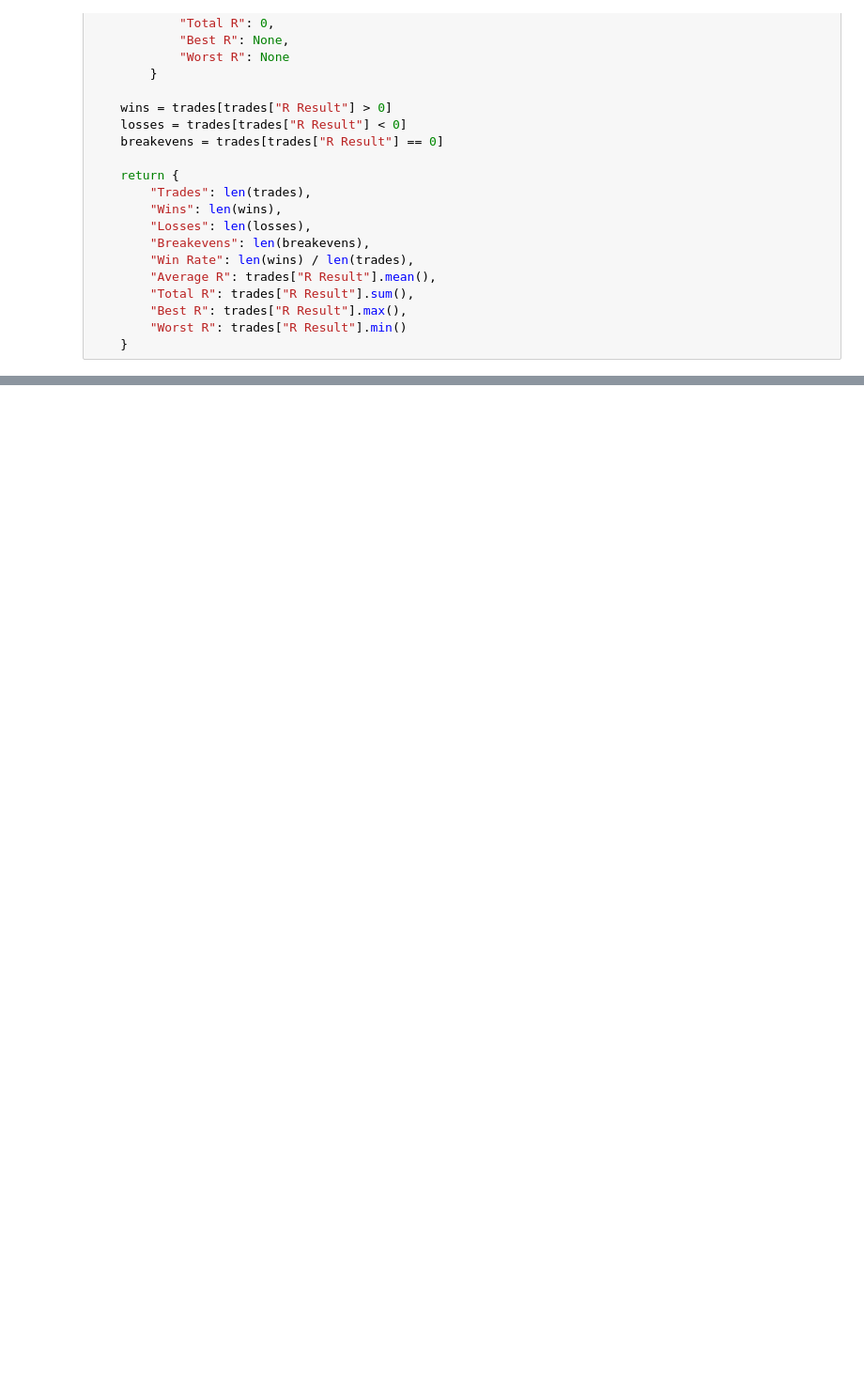
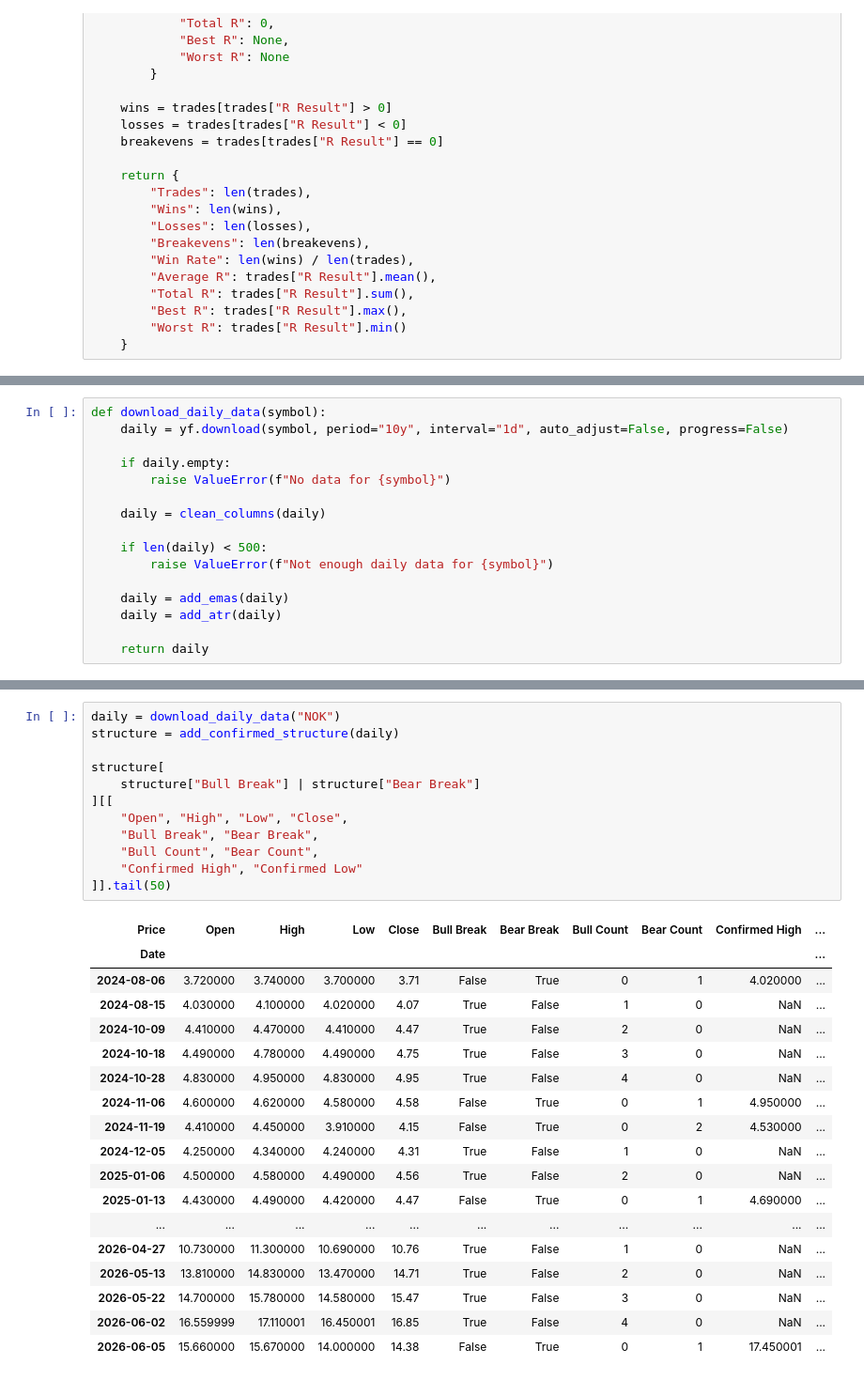
Before and after one commit to michellelclaw-svg/Secure-Algorithmic-Trading-Platform-, a Jupyter notebook: MIKESnotebooks/strategy_research.ipynb, the cells around one changed output, grey strips where cells are left out. Shown at 94% size. Saved outputs shown, nothing was run; the diff lists cells and outputs as text; blank space fills up the shorter version.

```diff
--- a/MIKESnotebooks/strategy_research.ipynb
+++ b/MIKESnotebooks/strategy_research.ipynb
@@ -482,0 +323,16 @@ test_10 = ["VSH", "NOK", "STX", "SNDK", "META", "MCHP", "WDC", "AVGO", "WOLF", "
+# %%
+def download_daily_data(symbol):
+    daily = yf.download(symbol, period="10y", interval="1d", auto_adjust=False, progress=False)
+
+    if daily.empty:
+        raise ValueError(f"No data for {symbol}")
+
+    daily = clean_columns(daily)
+
+    if len(daily) < 500:
+        raise ValueError(f"Not enough daily data for {symbol}")
+
+    daily = add_emas(daily)
+    daily = add_atr(daily)
+
+    return daily
@@ -482,0 +765,31 @@ test_10 = ["VSH", "NOK", "STX", "SNDK", "META", "MCHP", "WDC", "AVGO", "WOLF", "
+# %%
+daily = download_daily_data("NOK")
+structure = add_confirmed_structure(daily)
+
+structure[
+    structure["Bull Break"] | structure["Bear Break"]
+][[
+    "Open", "High", "Low", "Close",
+    "Bull Break", "Bear Break",
+    "Bull Count", "Bear Count",
+    "Confirmed High", "Confirmed Low"
+]].tail(50)
+# %% [output]
+| Price | Open | High | Low | Close | Bull Break | Bear Break | Bull Count | Bear Count | Confirmed High | ... |
+| Date |  |  |  |  |  |  |  |  |  | ... |
+| 2024-08-06 | 3.720000 | 3.740000 | 3.700000 | 3.71 | False | True | 0 | 1 | 4.020000 | ... |
+| 2024-08-15 | 4.030000 | 4.100000 | 4.020000 | 4.07 | True | False | 1 | 0 | NaN | ... |
+| 2024-10-09 | 4.410000 | 4.470000 | 4.410000 | 4.47 | True | False | 2 | 0 | NaN | ... |
+| 2024-10-18 | 4.490000 | 4.780000 | 4.490000 | 4.75 | True | False | 3 | 0 | NaN | ... |
+| 2024-10-28 | 4.830000 | 4.950000 | 4.830000 | 4.95 | True | False | 4 | 0 | NaN | ... |
+| 2024-11-06 | 4.600000 | 4.620000 | 4.580000 | 4.58 | False | True | 0 | 1 | 4.950000 | ... |
+| 2024-11-19 | 4.410000 | 4.450000 | 3.910000 | 4.15 | False | True | 0 | 2 | 4.530000 | ... |
+| 2024-12-05 | 4.250000 | 4.340000 | 4.240000 | 4.31 | True | False | 1 | 0 | NaN | ... |
+| 2025-01-06 | 4.500000 | 4.580000 | 4.490000 | 4.56 | True | False | 2 | 0 | NaN | ... |
+| 2025-01-13 | 4.430000 | 4.490000 | 4.420000 | 4.47 | False | True | 0 | 1 | 4.690000 | ... |
+| ... | ... | ... | ... | ... | ... | ... | ... | ... | ... | ... |
+| 2026-04-27 | 10.730000 | 11.300000 | 10.690000 | 10.76 | True | False | 1 | 0 | NaN | ... |
+| 2026-05-13 | 13.810000 | 14.830000 | 13.470000 | 14.71 | True | False | 2 | 0 | NaN | ... |
+| 2026-05-22 | 14.700000 | 15.780000 | 14.580000 | 15.47 | True | False | 3 | 0 | NaN | ... |
+| 2026-06-02 | 16.559999 | 17.110001 | 16.450001 | 16.85 | True | False | 4 | 0 | NaN | ... |
+| 2026-06-05 | 15.660000 | 15.670000 | 14.000000 | 14.38 | False | True | 0 | 1 | 17.450001 | ... |
```
Also changed, not shown: parts of 39 cells of this notebook.
